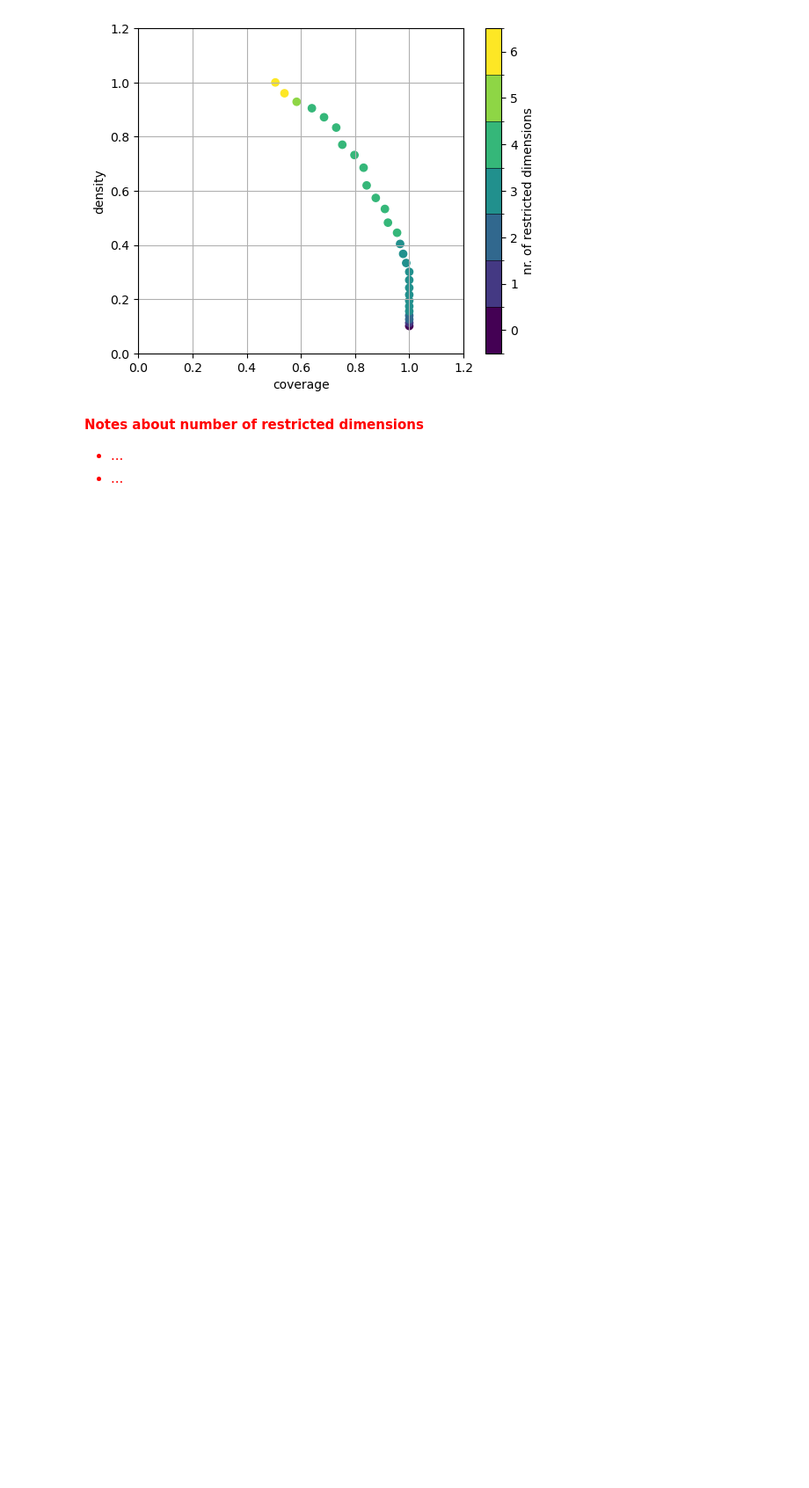
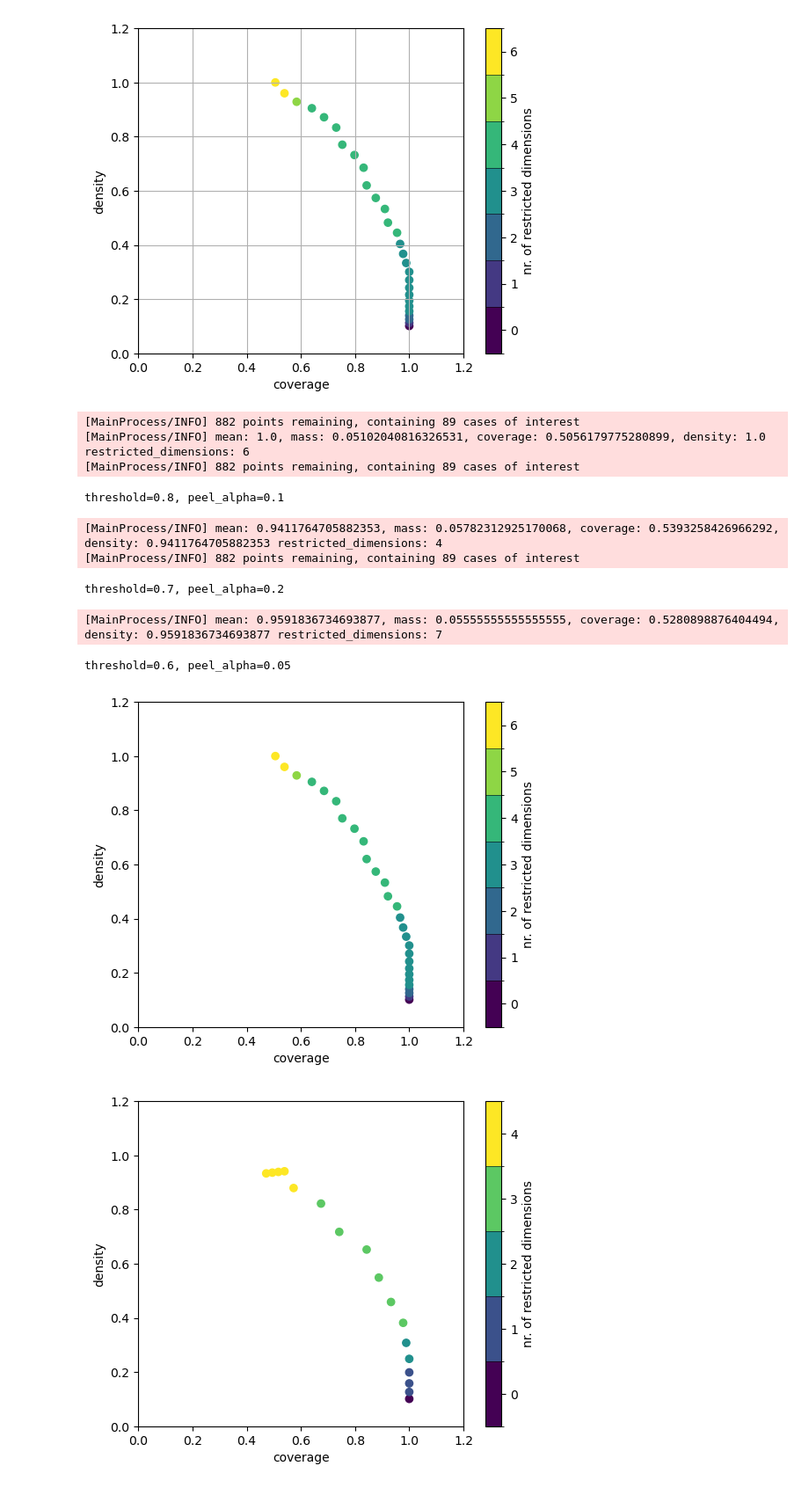
Before and after one commit to movephutthaphaiboon/epa141A_open_local, a Jupyter notebook: Week 3-4 - vulnerability analysis/assignment 4 - scenario discovery.ipynb, the cells around one changed output. Shown: that part at 88% size. Saved outputs shown, nothing was run; the diff lists cells and outputs as text; code cells hidden in the pictures; blank space fills up the shorter version.

```diff
--- a/Week 3-4 - vulnerability analysis/assignment 4 - scenario discovery.ipynb
+++ b/Week 3-4 - vulnerability analysis/assignment 4 - scenario discovery.ipynb
@@ -109,12 +141,29 @@ plt.grid(True)
 plt.show()
 # %% [output]
 [figure]
-# %% [markdown]
-<span style="color:red">
-
-**Notes about number of restricted dimensions**
-* ...
-* ...
-
-
-</span>
+# %%
+# Try different parameter settings for the PRIM algorithm
+
+params = [
+    {"threshold": 0.8, "peel_alpha": 0.1, "title": "threshold=0.8, peel_alpha=0.1"},
+    {"threshold": 0.7, "peel_alpha": 0.2, "title": "threshold=0.7, peel_alpha=0.2"},
+    {"threshold": 0.6, "peel_alpha": 0.05, "title": "threshold=0.6, peel_alpha=0.05"},
+]
+
+for param in params:
+    prim_alg = prim.Prim(x, y, threshold=param["threshold"], peel_alpha=param["peel_alpha"])
+    box = prim_alg.find_box()
+    print(param["title"])
+    box.show_tradeoff()
+# %% [output]
+[MainProcess/INFO] 882 points remaining, containing 89 cases of interest
+[MainProcess/INFO] mean: 1.0, mass: 0.05102040816326531, coverage: 0.5056179775280899, density: 1.0 restricted_dimensions: 6
+[MainProcess/INFO] 882 points remaining, containing 89 cases of interest
+threshold=0.8, peel_alpha=0.1
+[MainProcess/INFO] mean: 0.9411764705882353, mass: 0.05782312925170068, coverage: 0.5393258426966292, density: 0.9411764705882353 restricted_dimensions: 4
+[MainProcess/INFO] 882 points remaining, containing 89 cases of interest
+threshold=0.7, peel_alpha=0.2
+[MainProcess/INFO] mean: 0.9591836734693877, mass: 0.05555555555555555, coverage: 0.5280898876404494, density: 0.9591836734693877 restricted_dimensions: 7
+threshold=0.6, peel_alpha=0.05
+[figure, added]
+[figure, added]
```
Also changed, not shown: parts of 8 cells of this notebook.
